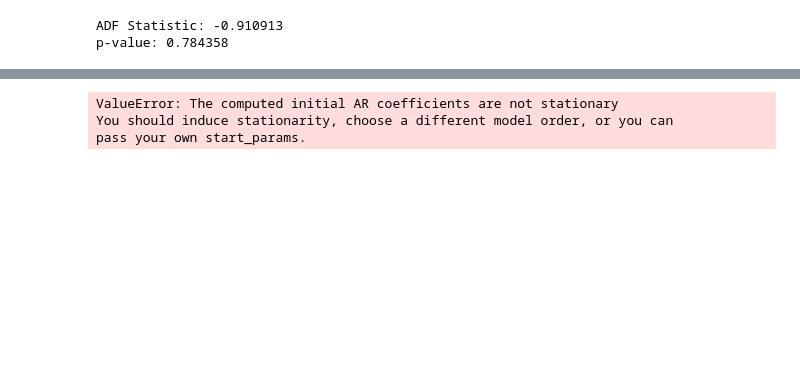
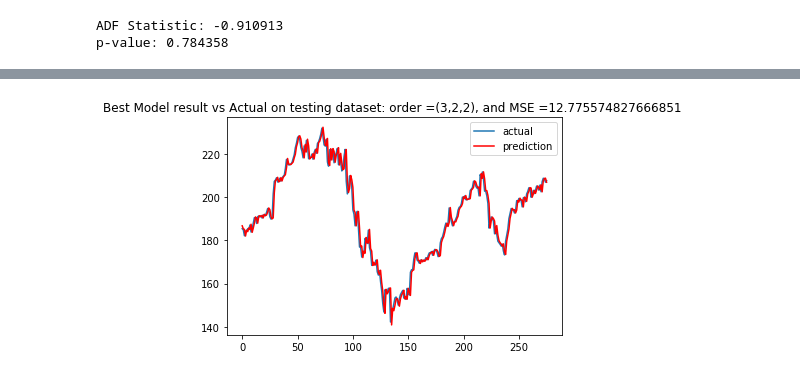
Before and after one commit to alexxlu/Project5, a Jupyter notebook: ARIMA.ipynb, the cells around one changed output, grey strips where cells are left out. Saved outputs shown, nothing was run; the diff lists cells and outputs as text; code cells hidden in the pictures; blank space fills up the shorter version.

Commit message:
images1

```diff
--- a/ARIMA.ipynb
+++ b/ARIMA.ipynb
@@ -117,12 +137,24 @@ pyplot.show()
-# %%
-model=ARIMA(train_data.values, order=(2,1,2))
-m_fit=model.fit()
-print(m_fit.summary())
-forecast=m_fit.predict(len(test_data))
-pyplot.plot(test_data, label='Test')
-pyplot.plot(forecast, label='Prediction')
-pyplot.show()
-# %% [output]
-ValueError: The computed initial AR coefficients are not stationary
-You should induce stationarity, choose a different model order, or you can
-pass your own start_params.
+# %%
+# plot best model from the above result: (3,2,2)
+
+X = ts['Last Price'].values
+size = int(len(X) * 0.8)
+train, test = X[0:size], X[size:len(X)]
+history = [x for x in train]
+predictions = list()
+for t in range(len(test)):
+    model = ARIMA(history, order=(3,2,2))
+    model_fit = model.fit(disp=0)
+    output = model_fit.forecast()
+    yhat = output[0]
+    predictions.append(yhat)
+    obs = test[t]
+    history.append(obs)
+error = mean_squared_error(test, predictions)
+pyplot.plot(test, label = 'actual')
+pyplot.plot(predictions, color='red', label = 'prediction')
+pyplot.title('Best Model result vs Actual on testing dataset: order =(3,2,2), and MSE ={} '.format(error))
+pyplot.legend()
+pyplot.show()
+# %% [output]
+[figure, added]
```
Also changed, not shown: parts of 9 cells of this notebook, 9 other files.
